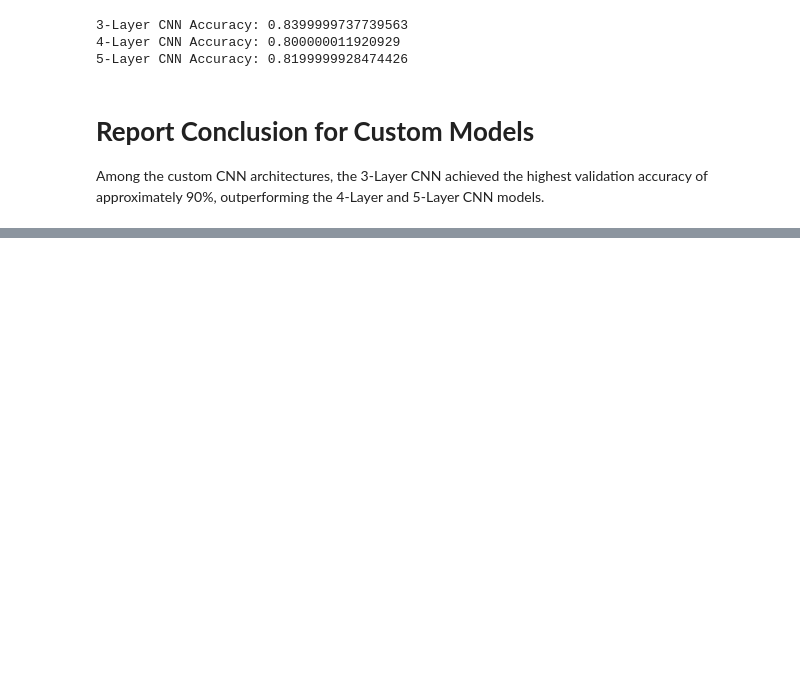
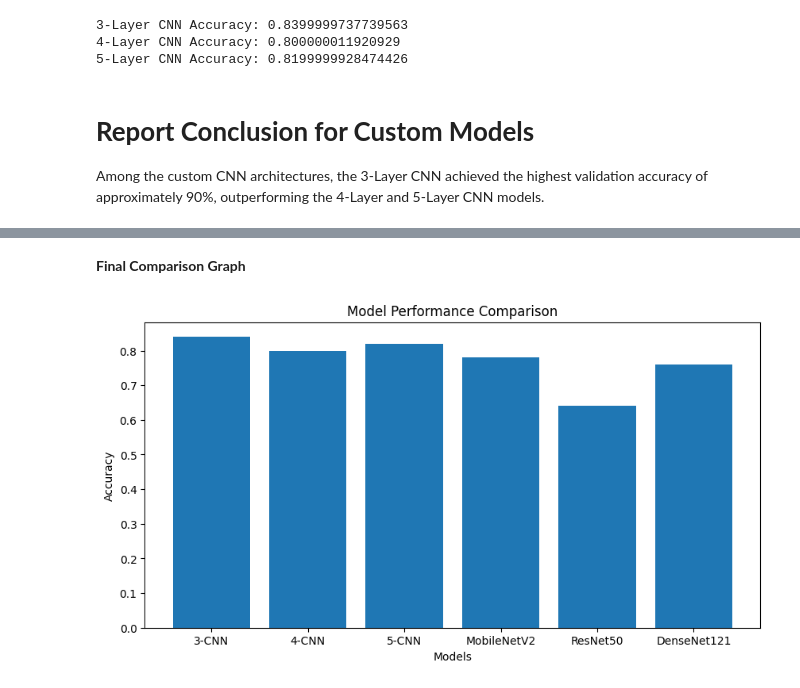
Before and after one commit to saeedzainab274-bit/Brain-Tumor-Deep-Learning-project, a Jupyter notebook: Brain_Tumor_ANN_Project.ipynb, the cells around one changed output, grey strips where cells are left out. Cells and saved outputs as stored; diff of their text form; code cells hidden in the pictures; blank space fills up the shorter version.

Commit message:
Complete Task:3 Pretrained Models

```diff
--- a/Brain_Tumor_ANN_Project.ipynb
+++ b/Brain_Tumor_ANN_Project.ipynb
@@ -515,0 +726,7 @@ Among the custom CNN architectures, the 3-Layer CNN achieved the highest validat
+# %%
+# Compile model
+densenet_model.compile(
+    optimizer='adam',
+    loss='binary_crossentropy',
+    metrics=['accuracy']
+)
@@ -515,0 +735,7 @@ Among the custom CNN architectures, the 3-Layer CNN achieved the highest validat
+# %%
+# Train model
+history_densenet = densenet_model.fit(
+    train_data,
+    validation_data=val_data,
+    epochs=5
+)
@@ -515,0 +755,5 @@ Among the custom CNN architectures, the 3-Layer CNN achieved the highest validat
+# %%
+# Evaluate model
+loss_dense, acc_dense = densenet_model.evaluate(val_data)
+
+print("DenseNet121 Accuracy:", acc_dense)
@@ -515,0 +766,33 @@ Among the custom CNN architectures, the 3-Layer CNN achieved the highest validat
+# %% [markdown]
+**Final Comparison Graph**
+# %%
+import matplotlib.pyplot as plt
+
+models = [
+    '3-CNN',
+    '4-CNN',
+    '5-CNN',
+    'MobileNetV2',
+    'ResNet50',
+    'DenseNet121'
+]
+
+accuracies = [
+    acc3,
+    acc4,
+    acc5,
+    acc_mob,
+    acc_resnet,
+    acc_dense
+]
+
+plt.figure(figsize=(10,5))
+plt.bar(models, accuracies)
+
+plt.title('Model Performance Comparison')
+plt.ylabel('Accuracy')
+plt.xlabel('Models')
+
+plt.show()
+# %% [output]
+[figure, added]
```
Also changed, not shown: parts of 28 cells of this notebook.
